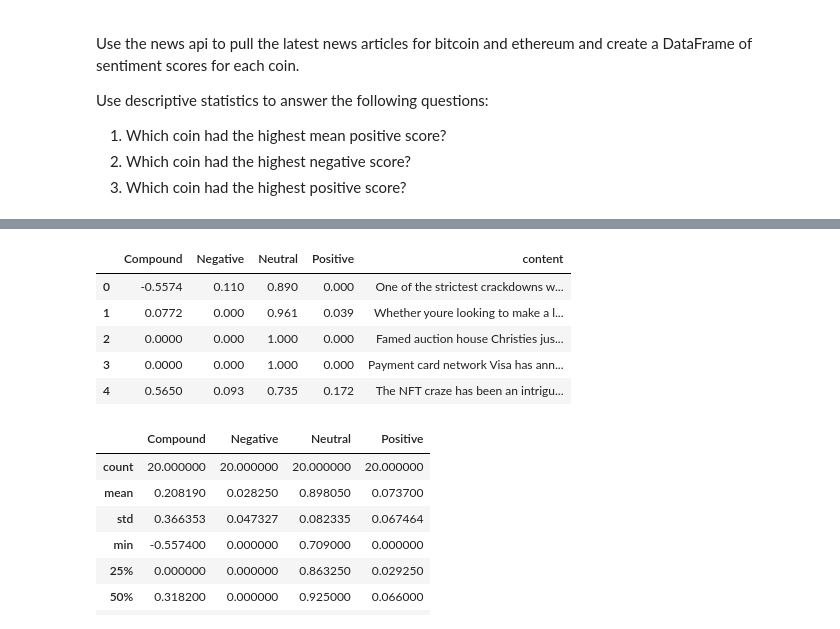
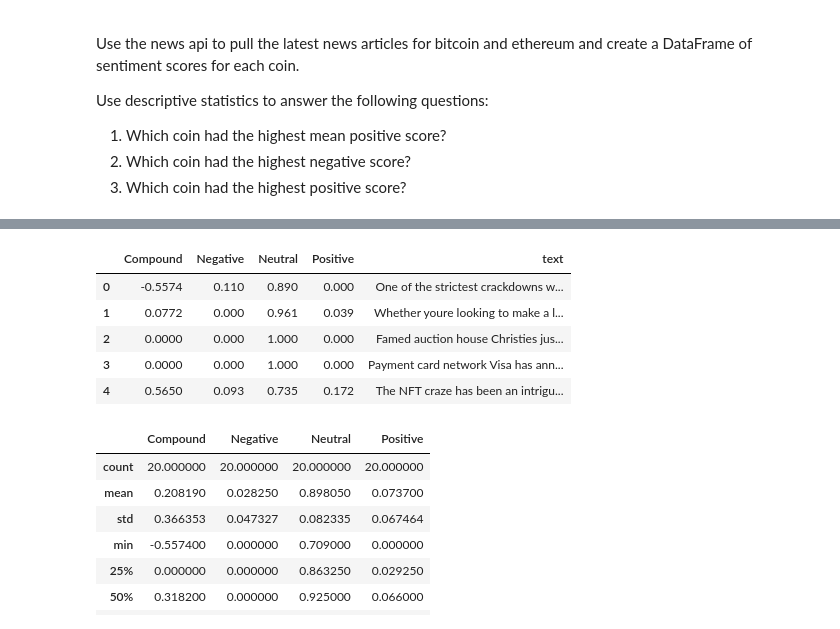
Before and after one commit to cnxtech/tales-from-the-crypto, a Jupyter notebook: tales_from_the_crypto/crypto_sentiment.ipynb, the cells around one changed output, grey strips where cells are left out. Cells and saved outputs as stored; diff of their text form; code cells hidden in the pictures.

```diff
--- a/tales_from_the_crypto/crypto_sentiment.ipynb
+++ b/tales_from_the_crypto/crypto_sentiment.ipynb
@@ -26,4 +26,5 @@ from newsapi import NewsApiClient
 newsapi = NewsApiClient(api_key=api_key)
 # %%
 # Fetch the Bitcoin news articles
-bitcoin_articles = newsapi.get_everything(q="bitcoin", language="en")
+bitcoin_news = newsapi.get_everything(q="bitcoin", language="en")
+bitcoin_articles = bitcoin_news["articles"]
@@ -48,11 +31,19 @@ bitcoin_articles = newsapi.get_everything(q="bitcoin", language="en")
 # %%
 # Fetch the Ethereum news articles
-ethereum_articles = newsapi.get_everything(q="ethereum", language="en")
+ethereum_news = newsapi.get_everything(q="ethereum", language="en")
+ethereum_articles = ethereum_news["articles"]
 # %%
 # Create the Bitcoin sentiment scores DataFrame
-bitcoin_content_df = pd.DataFrame.from_dict(bitcoin_articles["articles"])
-bitcoin_content_df = bitcoin_content_df.drop(
-    columns=["author", "description", "publishedAt", "source", "title", "url", "urlToImage"])
+bitcoin_content=[]
+counter=0
+for article in bitcoin_articles:
+    bitcoin_content.append(bitcoin_articles[counter]["content"])
+    counter+=1
+
+bitcoin_content_df = pd.DataFrame({
+    "text": bitcoin_content
+})
+
 
 # Create dictionary to hold sentiment scores
 bitcoin_sentiment = {
@@ -64,7 +55,7 @@ bitcoin_sentiment = {
 
 # Perform sentiment analysis on Bitcoin articles
 for row in bitcoin_content_df.iterrows():
-    bitcoin_analysis = analyzer.polarity_scores(row[1]["content"])
+    bitcoin_analysis = analyzer.polarity_scores(row[1][0])
     bitcoin_sentiment["Compound"].append(bitcoin_analysis["compound"])
     bitcoin_sentiment["Negative"].append(bitcoin_analysis["neg"])
     bitcoin_sentiment["Neutral"].append(bitcoin_analysis["neu"])
@@ -73,8 +64,5 @@ for row in bitcoin_content_df.iterrows():
 # Joining sentiment analysis
 bitcoin_analysis_df = pd.DataFrame.from_dict(bitcoin_sentiment)
 bitcoin_sentiment_df = pd.concat([bitcoin_analysis_df, bitcoin_content_df], axis=1)
-bitcoin_sentiment_df = bitcoin_sentiment_df.rename(columns = {
-    "text" : "content"
-})
 bitcoin_sentiment_df.head()
 # %% [output]
@@ -86,35 +74,37 @@ bitcoin_sentiment_df.head()
 | 4 | 0.6075 | 0.102 | 0.719 | 0.178 | National Burrito Day lands on Apr... |
 # %%
 # Create the ethereum sentiment scores DataFrame
-ethereum_content_df = pd.DataFrame.from_dict(ethereum_articles["articles"])
-ethereum_content_df = ethereum_content_df.drop(
-    columns=["author", "description", "publishedAt", "source", "title", "url", "urlToImage"])
-ethereum_content_df
+ethereum_content=[]
+counter=0
+for article in ethereum_articles:
+    ethereum_content.append(ethereum_articles[counter]["content"])
+    counter+=1
+
+ethereum_content_df = pd.DataFrame({
+    "text" : ethereum_content
+})
 
 # Create dictionary to hold sentiment scores
 ethereum_sentiment = {
     "Compound": [],
     "Negative": [],
     "Neutral": [],
     "Positive": []
 }
 
 # Perform sentiment analysis on Ethereum articles
 for row in ethereum_content_df.iterrows():
-    ethereum_analysis = analyzer.polarity_scores(row[1]["content"])
+    ethereum_analysis = analyzer.polarity_scores(row[1][0])
     ethereum_sentiment["Compound"].append(ethereum_analysis["compound"])
     ethereum_sentiment["Negative"].append(ethereum_analysis["neg"])
     ethereum_sentiment["Neutral"].append(ethereum_analysis["neu"])
     ethereum_sentiment["Positive"].append(ethereum_analysis["pos"])
 
 ethereum_analysis_df = pd.DataFrame(ethereum_sentiment)
 ethereum_sentiment_df = pd.concat([ethereum_analysis_df,ethereum_content_df], axis=1)
-ethereum_sentiment_df = ethereum_sentiment_df.rename(columns={
-    "text": "content"
-})
 ethereum_sentiment_df.head()
 # %% [output]
-|  | Compound | Negative | Neutral | Positive | content |
+|  | Compound | Negative | Neutral | Positive | text |
 | 0 | -0.5574 | 0.110 | 0.890 | 0.000 | One of the strictest crackdowns w... |
 | 1 | 0.0772 | 0.000 | 0.961 | 0.039 | Whether youre looking to make a l... |
 | 2 | 0.0000 | 0.000 | 1.000 | 0.000 | Famed auction house Christies jus... |
```
Also changed, not shown: parts of 7 cells of this notebook.
